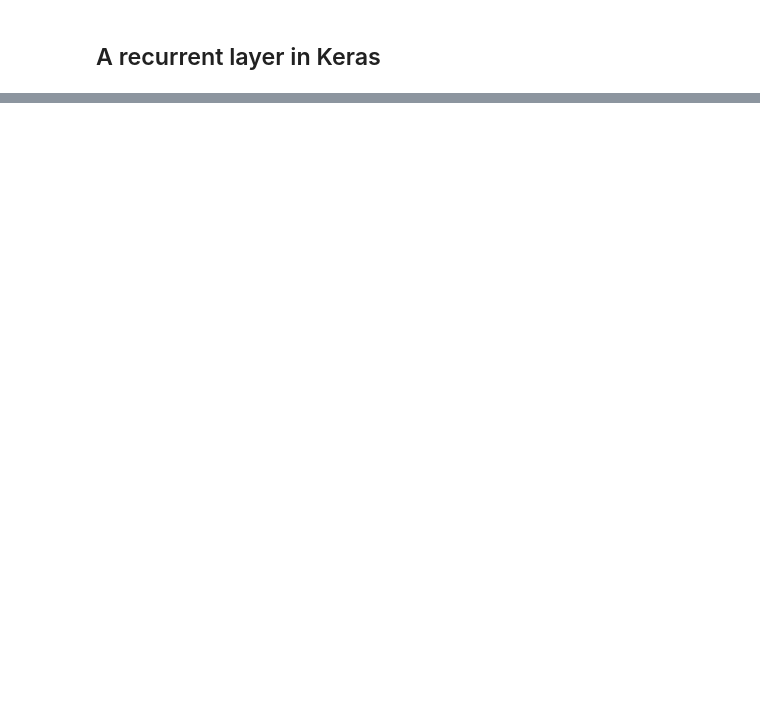
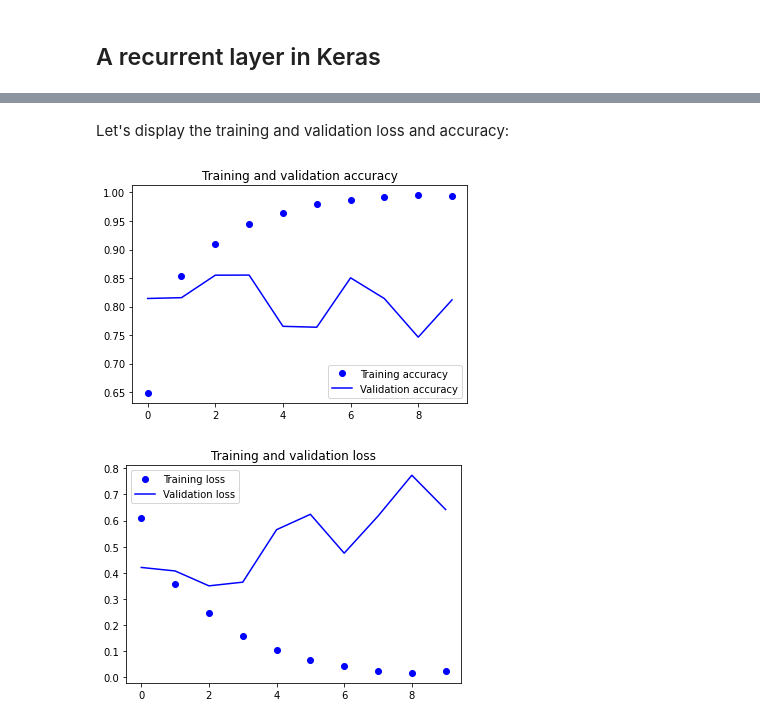
Before and after one commit to rahiakela/deep-learning-with-python-francois-chollet, a Jupyter notebook: 3_understanding_recurrent_neural_networks.ipynb, the cells around one changed output, grey strips where cells are left out. Cells and saved outputs as stored; diff of their text form; code cells hidden in the pictures; blank space fills up the shorter version.

```diff
--- a/3_understanding_recurrent_neural_networks.ipynb
+++ b/3_understanding_recurrent_neural_networks.ipynb
@@ -128,0 +159,12 @@ For this reason, in many cases, you don’t need this full sequence of outputs;
+# %%
+# number of words to consider as features
+voc_size = (input_train.max()+1).astype('int64')
+print(voc_size)
+
+model = Sequential()
+model.add(Embedding(voc_size, 32))
+model.add(SimpleRNN(32))
+model.add(Dense(1, activation='sigmoid'))
+
+model.compile(loss='binary_crossentropy', optimizer='RMSprop', metrics=['accuracy'])
+history = model.fit(input_train, y_train, epochs=10, batch_size=128, validation_split=0.2)
@@ -128,0 +189,26 @@ For this reason, in many cases, you don’t need this full sequence of outputs;
+# %% [markdown]
+Let's display the training and validation loss and accuracy:
+# %%
+acc = history.history['accuracy']
+val_acc = history.history['val_accuracy']
+loss = history.history['loss']
+val_loss = history.history['val_loss']
+
+epochs = range(len(acc))
+
+plt.plot(epochs, acc, 'bo', label='Training accuracy')
+plt.plot(epochs, val_acc, 'b', label='Validation accuracy')
+plt.title('Training and validation accuracy')
+plt.legend()
+
+plt.figure()
+
+plt.plot(epochs, loss, 'bo', label='Training loss')
+plt.plot(epochs, val_loss, 'b', label='Validation loss')
+plt.title('Training and validation loss')
+plt.legend()
+
+plt.show()
+# %% [output]
+[figure, added]
+[figure, added]
```
Also changed, not shown: parts of 24 cells of this notebook.
